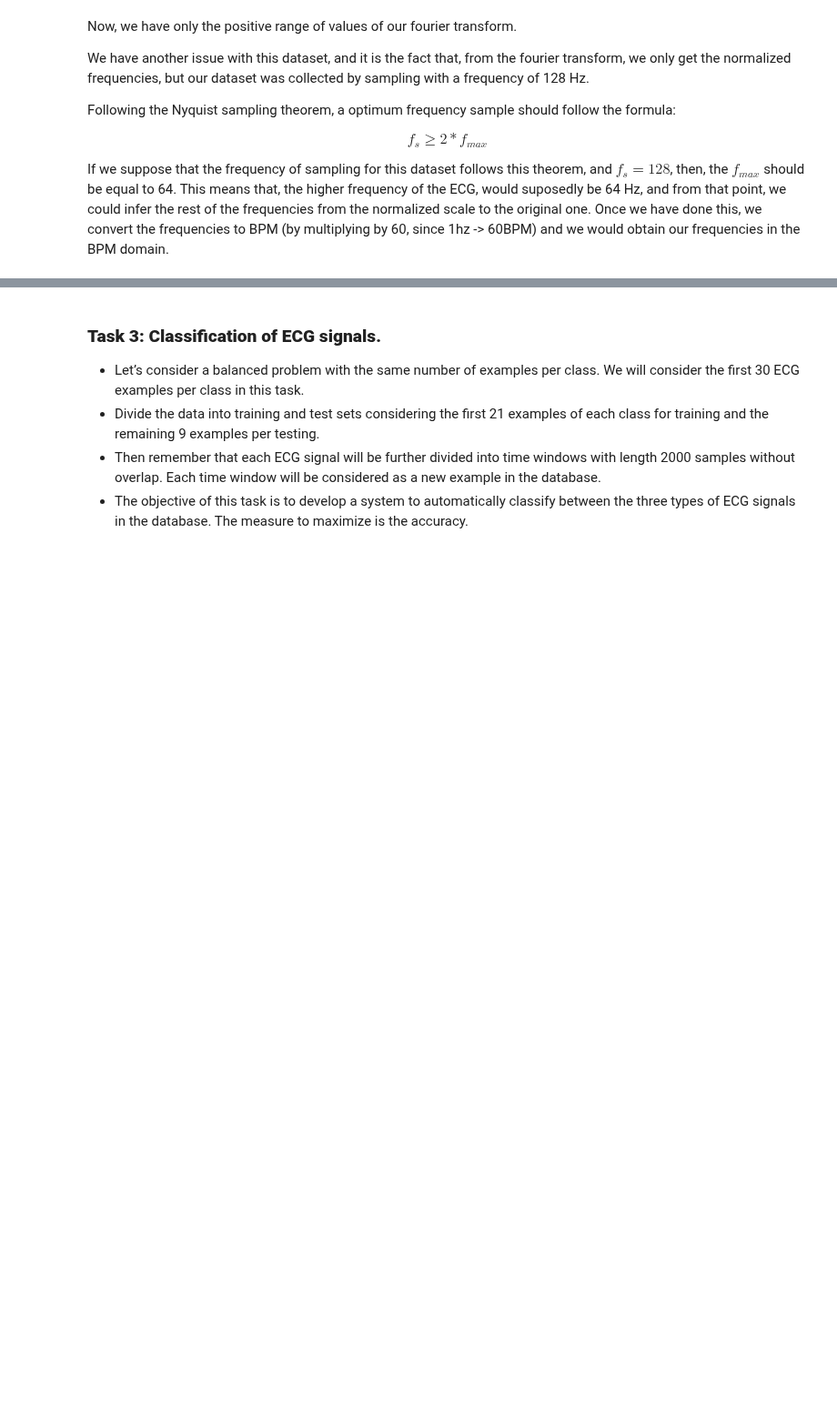
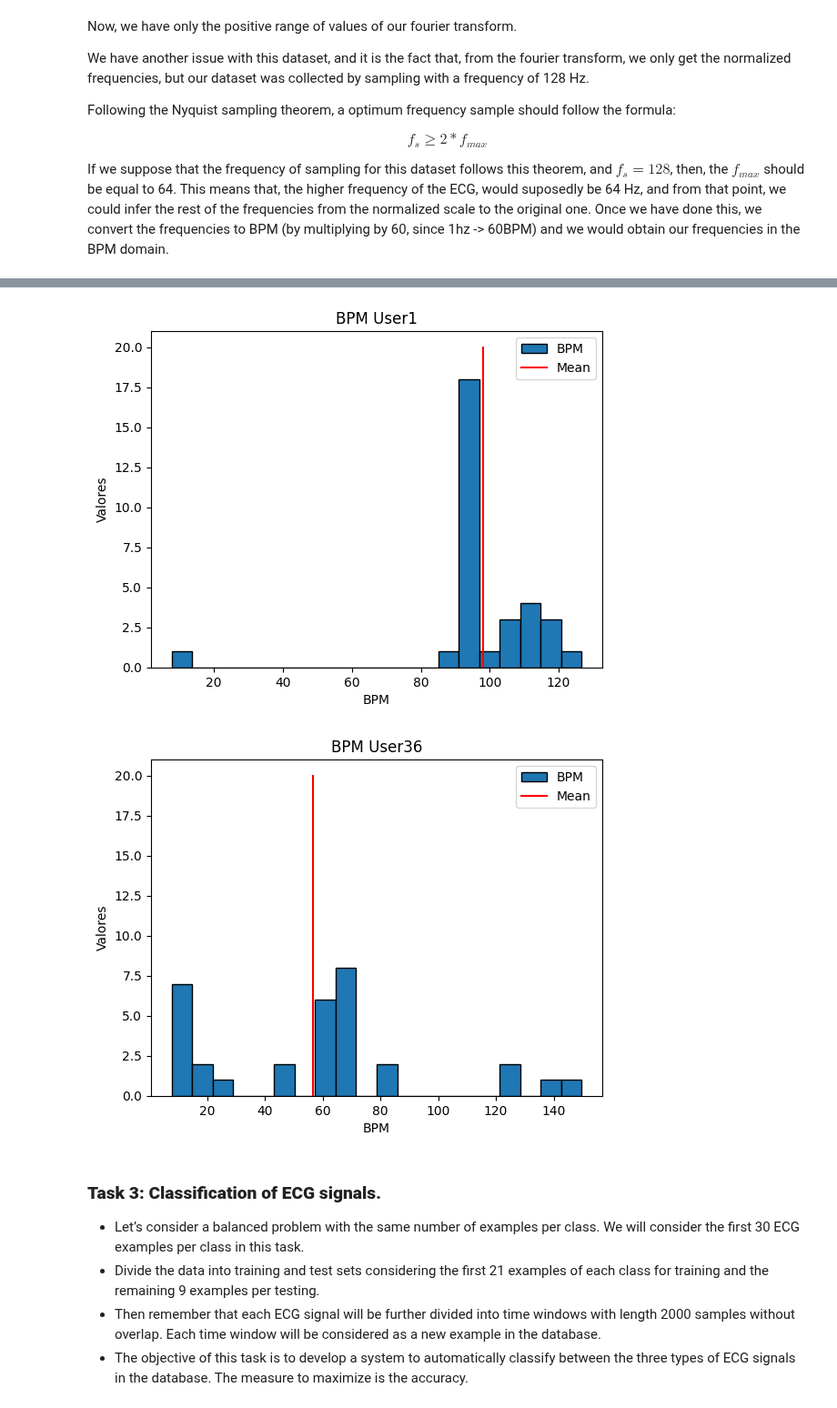
Before and after one commit to Javimh18/RESPT, a Jupyter notebook: Part-I/Lab3/lab3.ipynb, the cells around one changed output, grey strips where cells are left out. Shown at 91% size. Saved outputs shown, nothing was run; the diff lists cells and outputs as text; code cells hidden in the pictures; blank space fills up the shorter version.

```diff
--- a/Part-I/Lab3/lab3.ipynb
+++ b/Part-I/Lab3/lab3.ipynb
@@ -163,3 +245,34 @@ array([ 96.0960961 , 192.19219219, 380.54054054,   0.        ,
+# %%
+# Histogram
+user1=bpm[0:32]
+user36=bpm[32:64]
+
+# mean
+mean1=np.mean(user1)
+mean36=np.mean(user36)
+
+# Histogram user1
+fig, ax = plt.subplots()
+ax.hist(user1, bins=20, edgecolor = "black", label="BPM")
+ax.plot([mean1,mean1], [0,20], color = "red", label="Mean")
+ax.legend()
+ax.set_title("BPM User1")
+ax.set_xlabel('BPM')
+ax.set_ylabel('Valores')
+plt.show()
+
+# Histogram user 36
+fig, ax = plt.subplots()
+ax.hist(user36, bins=20, edgecolor = "black", label="BPM")
+ax.plot([mean36,mean36], [0,20], color = "red", label="Mean")
+ax.legend()
+ax.set_title('BPM User36')
+ax.set_xlabel('BPM')
+ax.set_ylabel('Valores')
+plt.show()
+# %% [output]
+[figure, added]
+[figure, added]
 # %% [markdown]
 ### __Task 3: Classification of ECG signals.__
 
```
Also changed, not shown: parts of 7 cells of this notebook.
